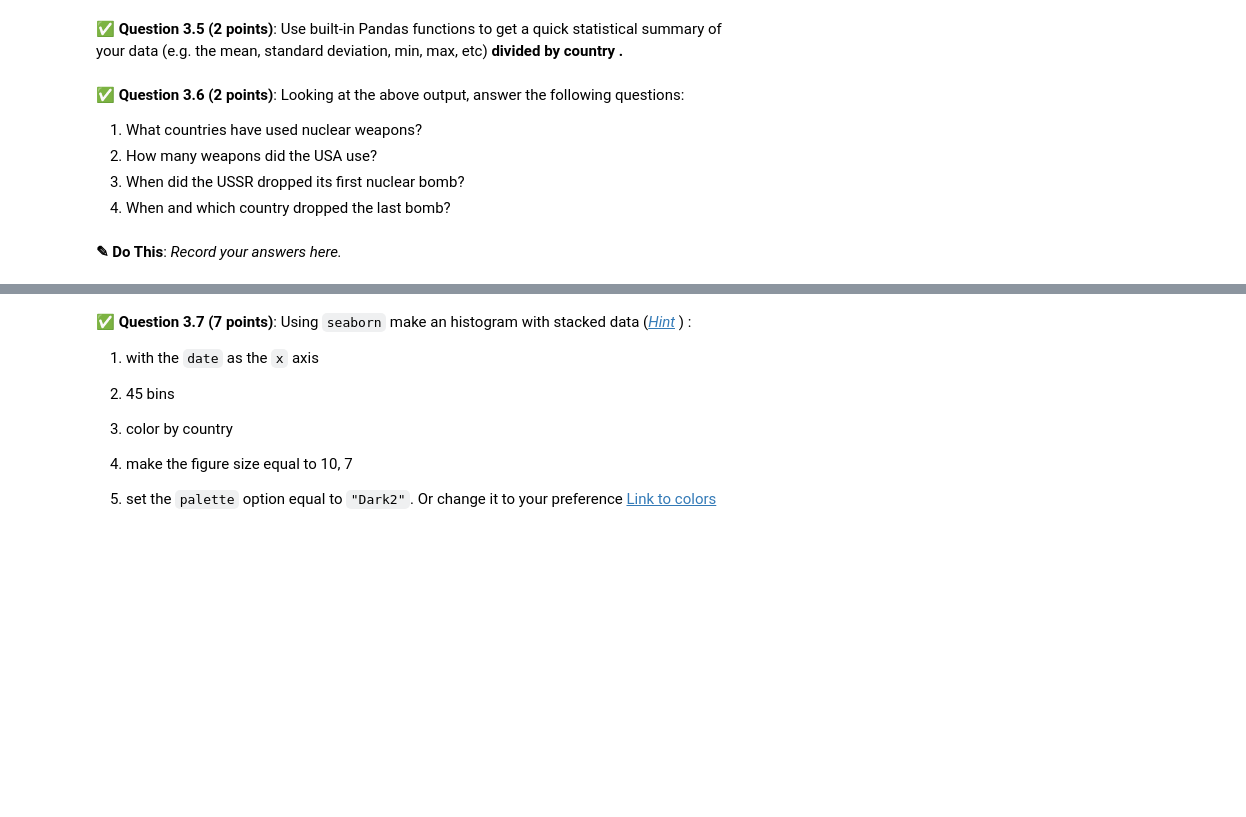
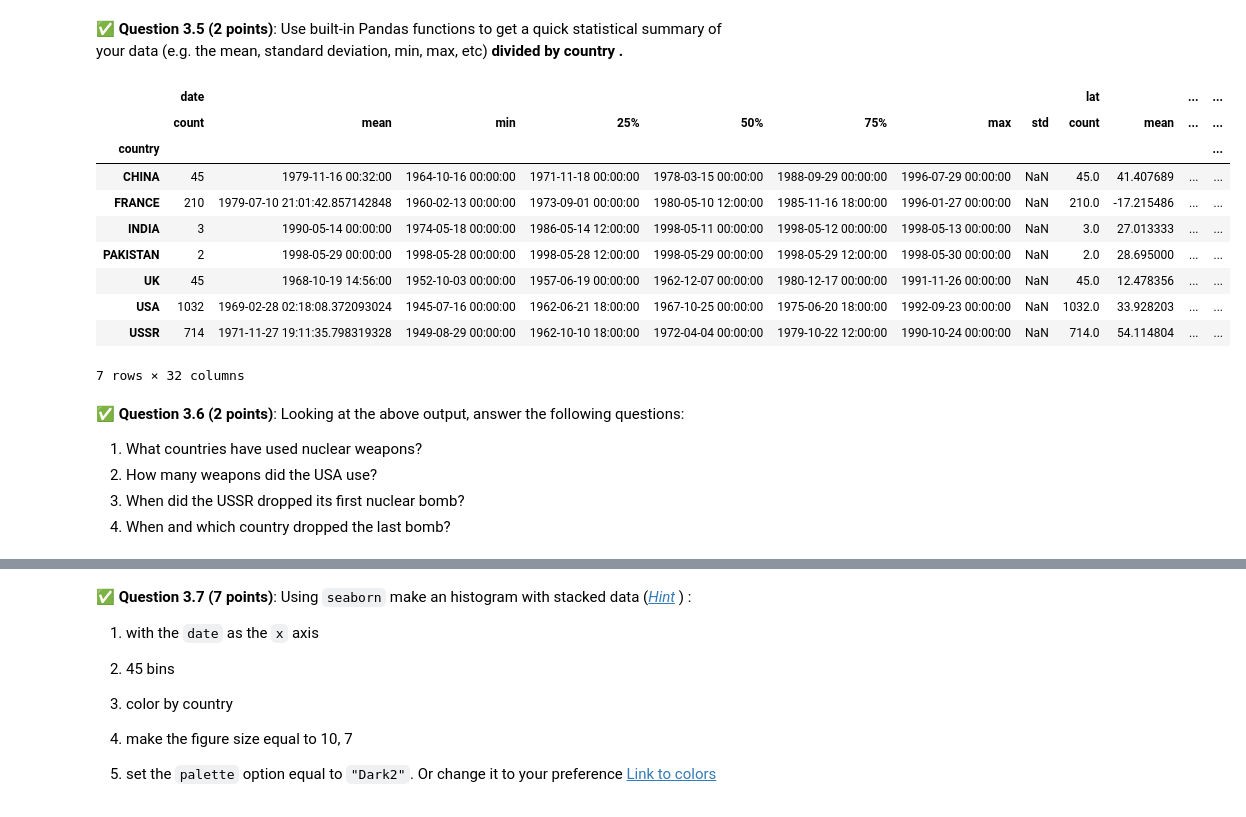
Before and after one commit to grenadi3/CMSE202-f25-turnin, a Jupyter notebook: midterm/CMSE202-Midterm-Section003-STUDENT.ipynb, the cells around one changed output, grey strips where cells are left out. Drawn from its saved outputs; the diff is of its cells as text; code cells hidden in the pictures; blank space fills up the shorter version.

```diff
--- a/midterm/CMSE202-Midterm-Section003-STUDENT.ipynb
+++ b/midterm/CMSE202-Midterm-Section003-STUDENT.ipynb
@@ -291,6 +375,23 @@ df.head(5)
 &#9989; **Question 3.5 (2 points)**: Use built-in Pandas functions to get a quick statistical summary of your data (e.g. the mean, standard deviation, min, max, etc) **divided by country .**
 # %%
 # Put your code here
+
+country_stats = df.groupby('country').describe()
+
+
+country_stats
+# %% [output]
+|  | date |  |  |  |  |  |  |  | lat |  | ... | ... |
+|  | count | mean | min | 25% | 50% | 75% | max | std | count | mean | ... | ... |
+| country |  |  |  |  |  |  |  |  |  |  |  | ... |
+| CHINA | 45 | 1979-11-16 00:32:00 | 1964-10-16 00:00:00 | 1971-11-18 00:00:00 | 1978-03-15 00:00:00 | 1988-09-29 00:00:00 | 1996-07-29 00:00:00 | NaN | 45.0 | 41.407689 | ... | ... |
+| FRANCE | 210 | 1979-07-10 21:01:42.857142848 | 1960-02-13 00:00:00 | 1973-09-01 00:00:00 | 1980-05-10 12:00:00 | 1985-11-16 18:00:00 | 1996-01-27 00:00:00 | NaN | 210.0 | -17.215486 | ... | ... |
+| INDIA | 3 | 1990-05-14 00:00:00 | 1974-05-18 00:00:00 | 1986-05-14 12:00:00 | 1998-05-11 00:00:00 | 1998-05-12 00:00:00 | 1998-05-13 00:00:00 | NaN | 3.0 | 27.013333 | ... | ... |
+| PAKISTAN | 2 | 1998-05-29 00:00:00 | 1998-05-28 00:00:00 | 1998-05-28 12:00:00 | 1998-05-29 00:00:00 | 1998-05-29 12:00:00 | 1998-05-30 00:00:00 | NaN | 2.0 | 28.695000 | ... | ... |
+| UK | 45 | 1968-10-19 14:56:00 | 1952-10-03 00:00:00 | 1957-06-19 00:00:00 | 1962-12-07 00:00:00 | 1980-12-17 00:00:00 | 1991-11-26 00:00:00 | NaN | 45.0 | 12.478356 | ... | ... |
+| USA | 1032 | 1969-02-28 02:18:08.372093024 | 1945-07-16 00:00:00 | 1962-06-21 18:00:00 | 1967-10-25 00:00:00 | 1975-06-20 18:00:00 | 1992-09-23 00:00:00 | NaN | 1032.0 | 33.928203 | ... | ... |
+| USSR | 714 | 1971-11-27 19:11:35.798319328 | 1949-08-29 00:00:00 | 1962-10-10 18:00:00 | 1972-04-04 00:00:00 | 1979-10-22 12:00:00 | 1990-10-24 00:00:00 | NaN | 714.0 | 54.114804 | ... | ... |
+7 rows × 32 columns
 # %% [markdown]
 &#9989; **Question 3.6 (2 points)**: Looking at the above output, answer the following questions:
 
@@ -298,5 +399,3 @@ df.head(5)
 2. How many weapons did the USA use?
 3. When did the USSR dropped its first nuclear bomb?
 4. When and which country dropped the last bomb?
-# %% [markdown]
-**<font size=+3>&#9998;</font> Do This**: *Record your answers here.*
```
Also changed, not shown: parts of 18 cells of this notebook, 1 other file.
